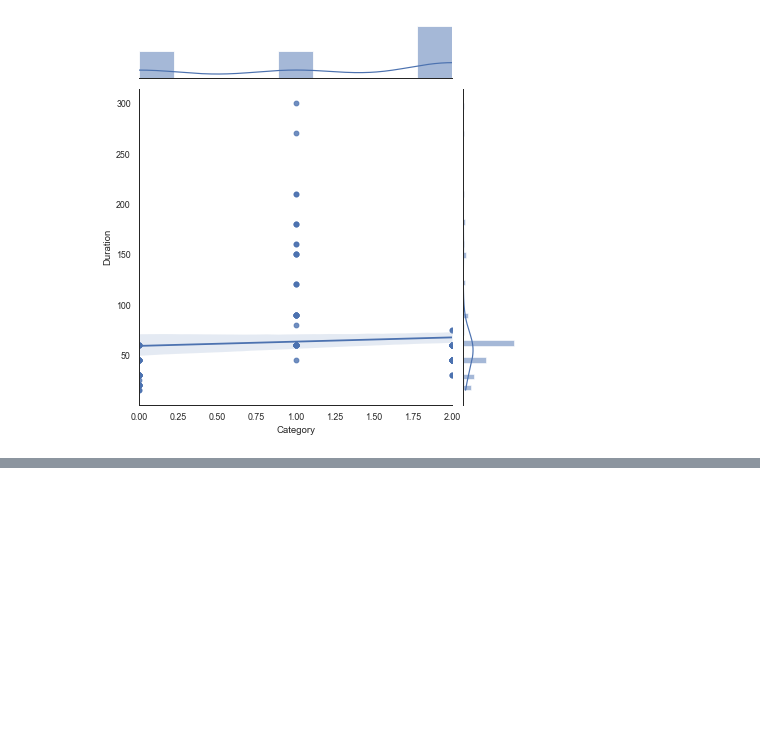
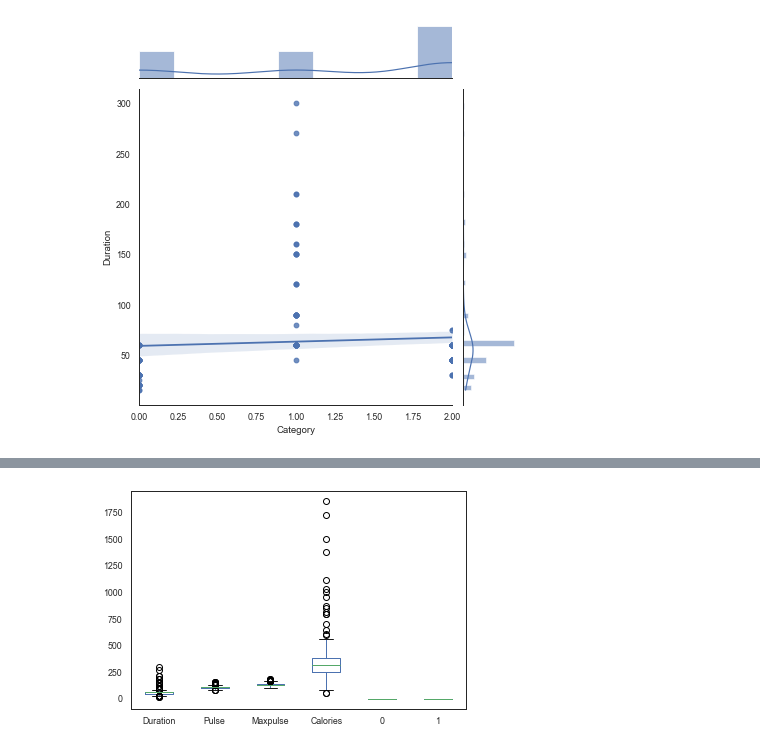
Before and after one commit to EysaN/data-mining-exercises, a Jupyter notebook: week8/week8_class7_ex2.ipynb, the cells around one changed output, grey strips where cells are left out. Cells and saved outputs as stored; diff of their text form; code cells hidden in the pictures; blank space fills up the shorter version.

```diff
--- a/week8/week8_class7_ex2.ipynb
+++ b/week8/week8_class7_ex2.ipynb
@@ -170,0 +221,6 @@ print(onehot_encoded)
+# %%
+#Boxplot graph of all columns
+df.plot(kind='box')
+plt.show()
+# %% [output]
+[figure, added]
```
Also changed, not shown: parts of 16 cells of this notebook, 2 other files.
